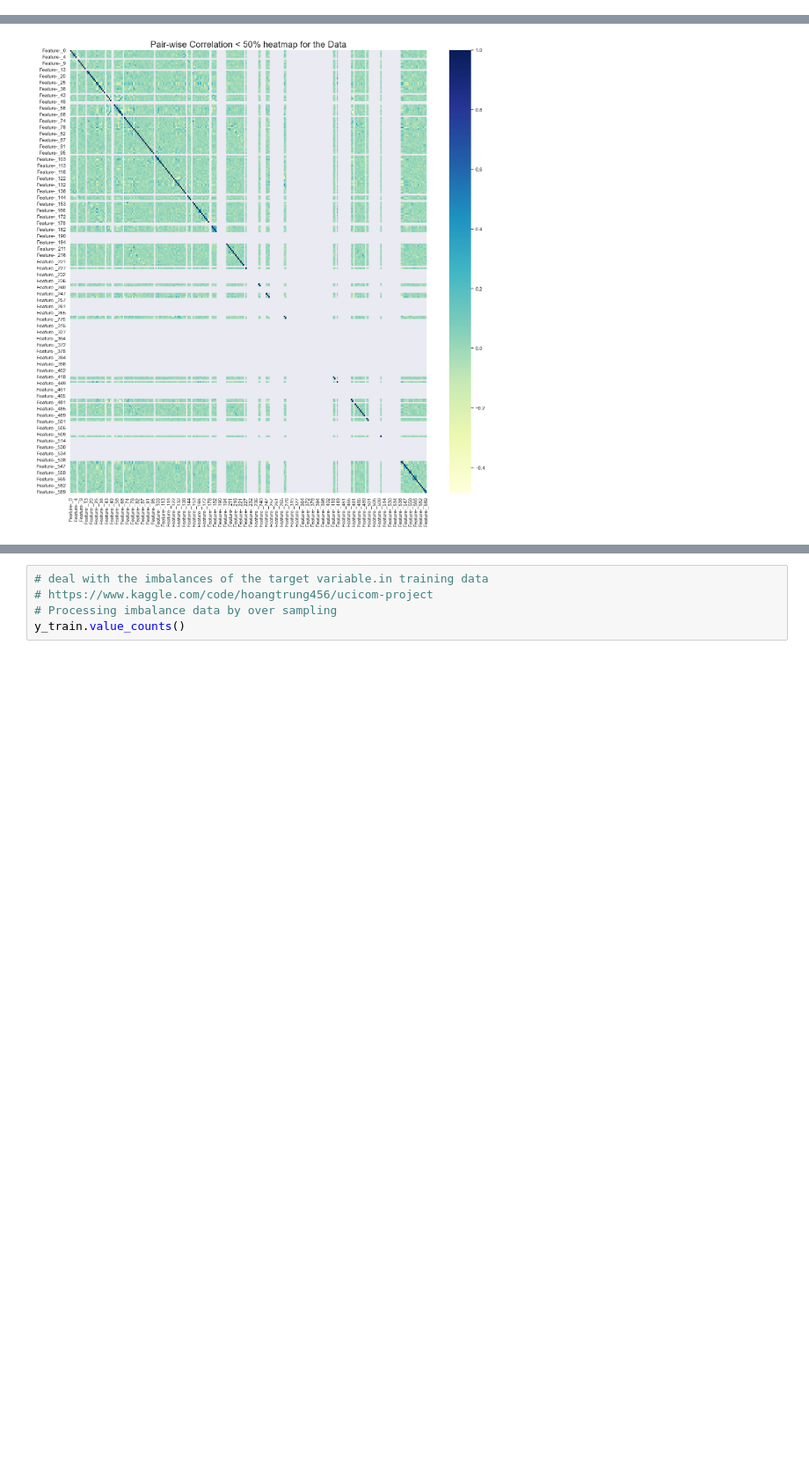
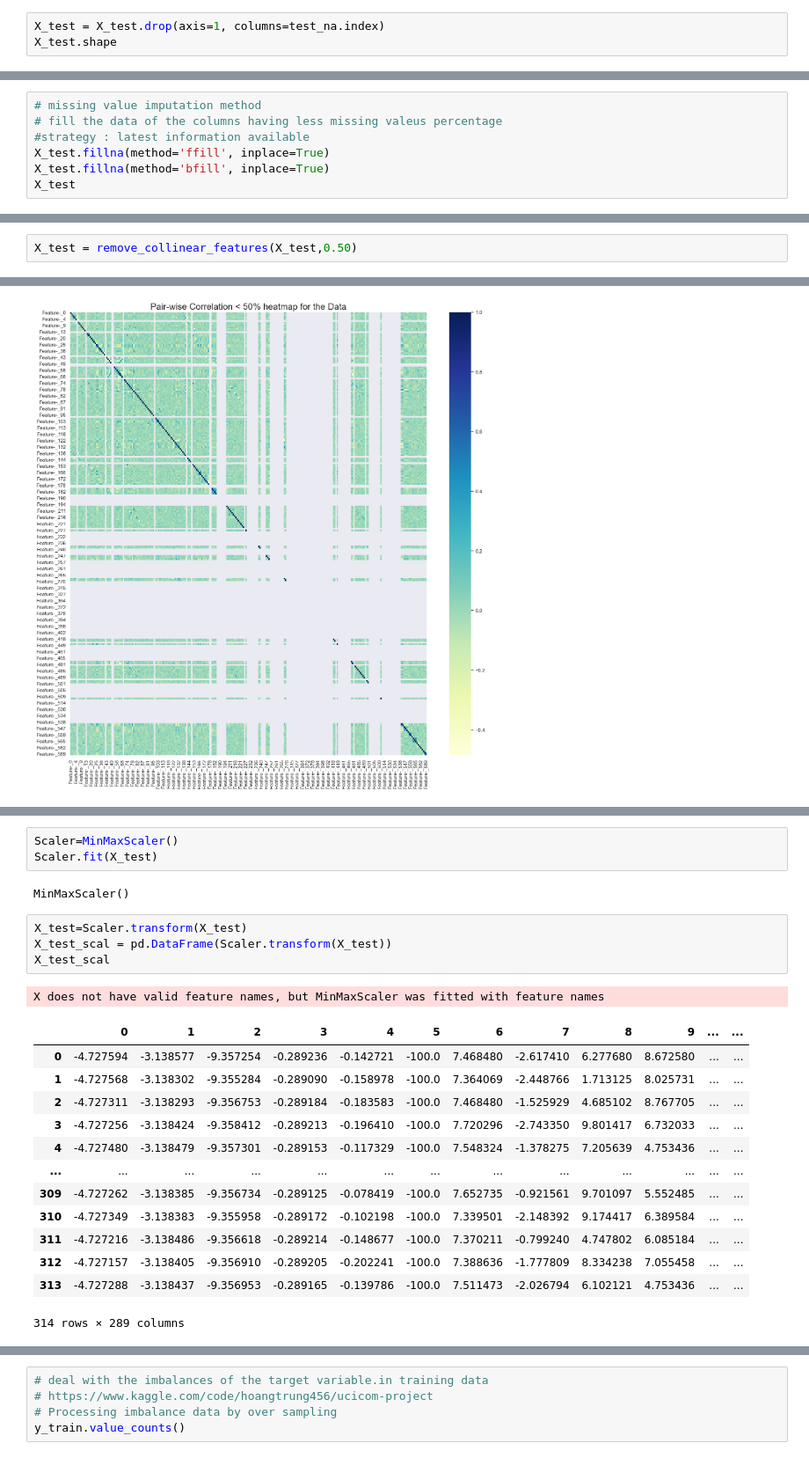
Before and after one commit to ZhitingDu/Machine-Learning, a Jupyter notebook: Secom.ipynb, the cells around one changed output, grey strips where cells are left out. Shown at 88% size. Saved outputs shown, nothing was run; the diff lists cells and outputs as text; blank space fills up the shorter version.

```diff
--- a/Secom.ipynb
+++ b/Secom.ipynb
@@ -273,3 +280,6 @@ X_train = X_train.drop(axis=1, columns=train_na.index)
 X_train.shape
 # %% [output]
 (1253, 566)
+# %%
+X_test = X_test.drop(axis=1, columns=test_na.index)
+X_test.shape
@@ -296,3 +308,10 @@ X_train
 | 559 | 3072.99 | 2471.62 | 2126.6555 | 1015.0770 | 1.4381 | 100.0 | 102.4733 | 0.1255 | ... |
 | 684 | 2960.65 | 2442.71 | 2159.0556 | 1084.3779 | 0.8184 | 100.0 | 100.7056 | 0.1249 | ... |
 1253 rows × 566 columns
+# %%
+# missing value imputation method
+# fill the data of the columns having less missing valeus percentage
+#strategy : latest information available
+X_test.fillna(method='ffill', inplace=True)
+X_test.fillna(method='bfill', inplace=True)
+X_test
@@ -369,2 +383,4 @@ Feature-_588 | Feature-_587 | 0.98
+# %%
+X_test = remove_collinear_features(X_test,0.50)
 # %% [markdown]
 277 Features left after using correlation analysis
@@ -417,2 +425,26 @@ Length: 277, dtype: float64
+# %%
+Scaler=MinMaxScaler()
+Scaler.fit(X_test)
+# %% [output]
+MinMaxScaler()
+# %%
+X_test=Scaler.transform(X_test)
+X_test_scal = pd.DataFrame(Scaler.transform(X_test))
+X_test_scal
+# %% [output]
+X does not have valid feature names, but MinMaxScaler was fitted with feature names
+|  | 0 | 1 | 2 | 3 | 4 | 5 | 6 | 7 | 8 | 9 | ... | ... |
+| 0 | -4.727594 | -3.138577 | -9.357254 | -0.289236 | -0.142721 | -100.0 | 7.468480 | -2.617410 | 6.277680 | 8.672580 | ... | ... |
+| 1 | -4.727568 | -3.138302 | -9.355284 | -0.289090 | -0.158978 | -100.0 | 7.364069 | -2.448766 | 1.713125 | 8.025731 | ... | ... |
+| 2 | -4.727311 | -3.138293 | -9.356753 | -0.289184 | -0.183583 | -100.0 | 7.468480 | -1.525929 | 4.685102 | 8.767705 | ... | ... |
+| 3 | -4.727256 | -3.138424 | -9.358412 | -0.289213 | -0.196410 | -100.0 | 7.720296 | -2.743350 | 9.801417 | 6.732033 | ... | ... |
+| 4 | -4.727480 | -3.138479 | -9.357301 | -0.289153 | -0.117329 | -100.0 | 7.548324 | -1.378275 | 7.205639 | 4.753436 | ... | ... |
+| ... | ... | ... | ... | ... | ... | ... | ... | ... | ... | ... | ... | ... |
+| 309 | -4.727262 | -3.138385 | -9.356734 | -0.289125 | -0.078419 | -100.0 | 7.652735 | -0.921561 | 9.701097 | 5.552485 | ... | ... |
+| 310 | -4.727349 | -3.138383 | -9.355958 | -0.289172 | -0.102198 | -100.0 | 7.339501 | -2.148392 | 9.174417 | 6.389584 | ... | ... |
+| 311 | -4.727216 | -3.138486 | -9.356618 | -0.289214 | -0.148677 | -100.0 | 7.370211 | -0.799240 | 4.747802 | 6.085184 | ... | ... |
+| 312 | -4.727157 | -3.138405 | -9.356910 | -0.289205 | -0.202241 | -100.0 | 7.388636 | -1.777809 | 8.334238 | 7.055458 | ... | ... |
+| 313 | -4.727288 | -3.138437 | -9.356953 | -0.289165 | -0.139786 | -100.0 | 7.511473 | -2.026794 | 6.102121 | 4.753436 | ... | ... |
+314 rows × 289 columns
 # %%
 selector = VarianceThreshold()
```
Also changed, not shown: parts of 33 cells of this notebook.
